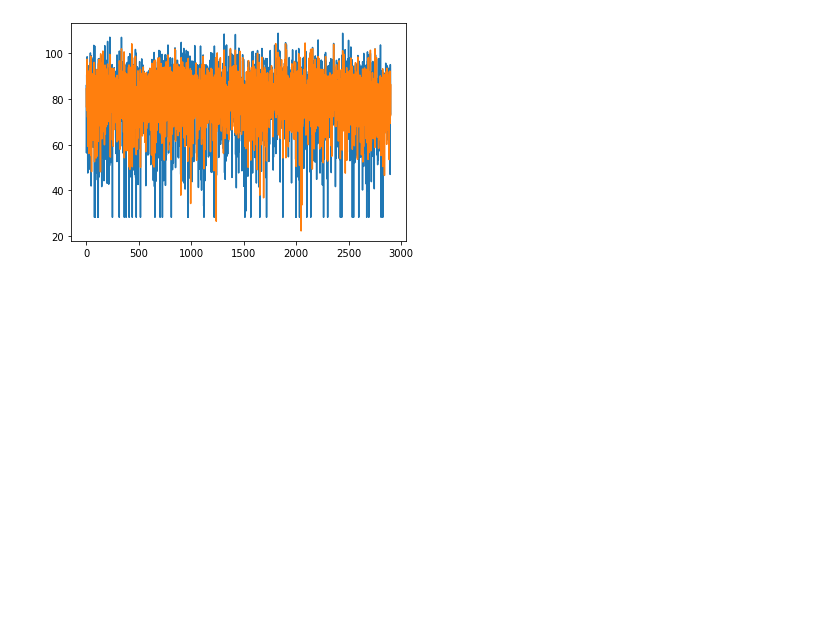
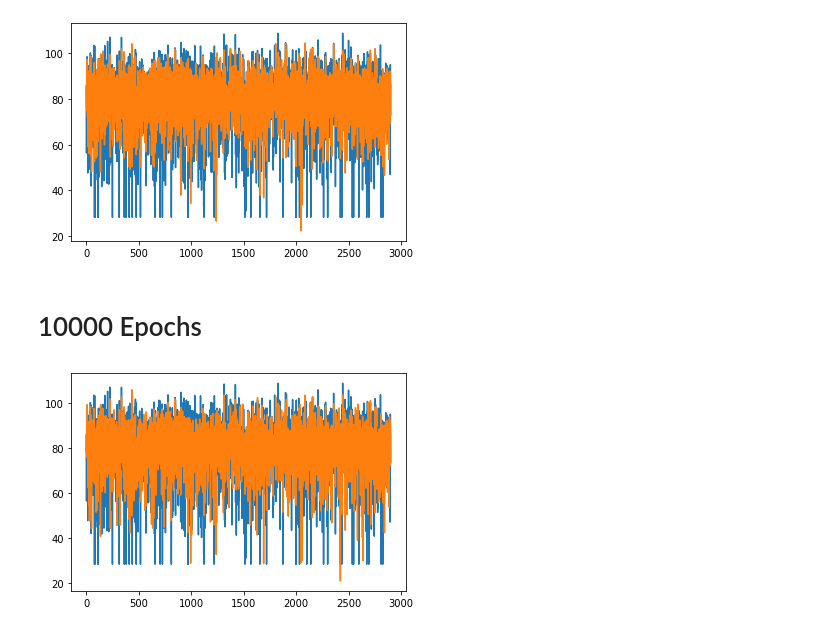
Before and after one commit to phakawatTER/EE-PROJECT, a Jupyter notebook: train_model.ipynb, the cells around one changed output. Drawn from its saved outputs; the diff is of its cells as text; code cells hidden in the pictures; blank space fills up the shorter version.

```diff
--- a/train_model.ipynb
+++ b/train_model.ipynb
@@ -78,7 +78,7 @@ model.add(Dropout(0.2))
 model.add(Dense(1,
                 activation='linear'))
 # %%
-epochs = 2300
+epochs = 20000
 checkpoint_file = "checkpoint/c.hdf5"
 model_file = "model/m.h5"
 # %%
@@ -150,3 +151,11 @@ plt.plot(range(N-S),predicted_value)
 plt.show()
 # %% [output]
 [figure]
+# %% [markdown]
+# 10000 Epochs
+# %%
+plt.plot(range(N-S),y_test[S:N]) # ground truth
+plt.plot(range(N-S),predicted_value)
+plt.show()
+# %% [output]
+[figure, added]
```
Also changed, not shown: parts of 5 cells of this notebook, 5 other files.
